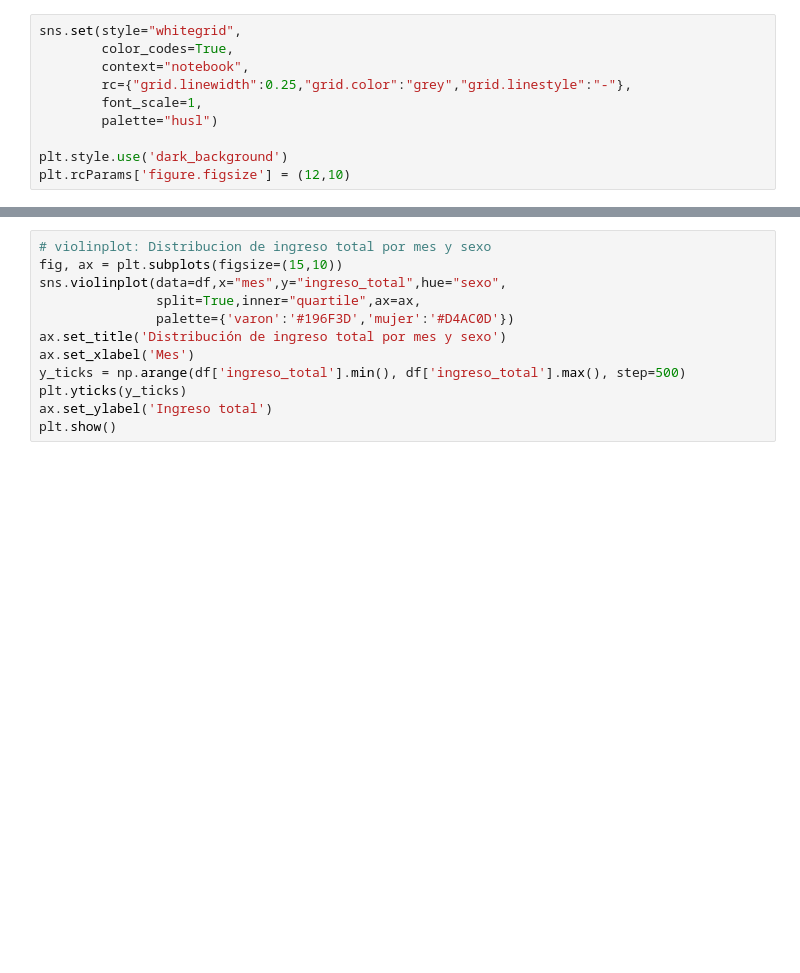
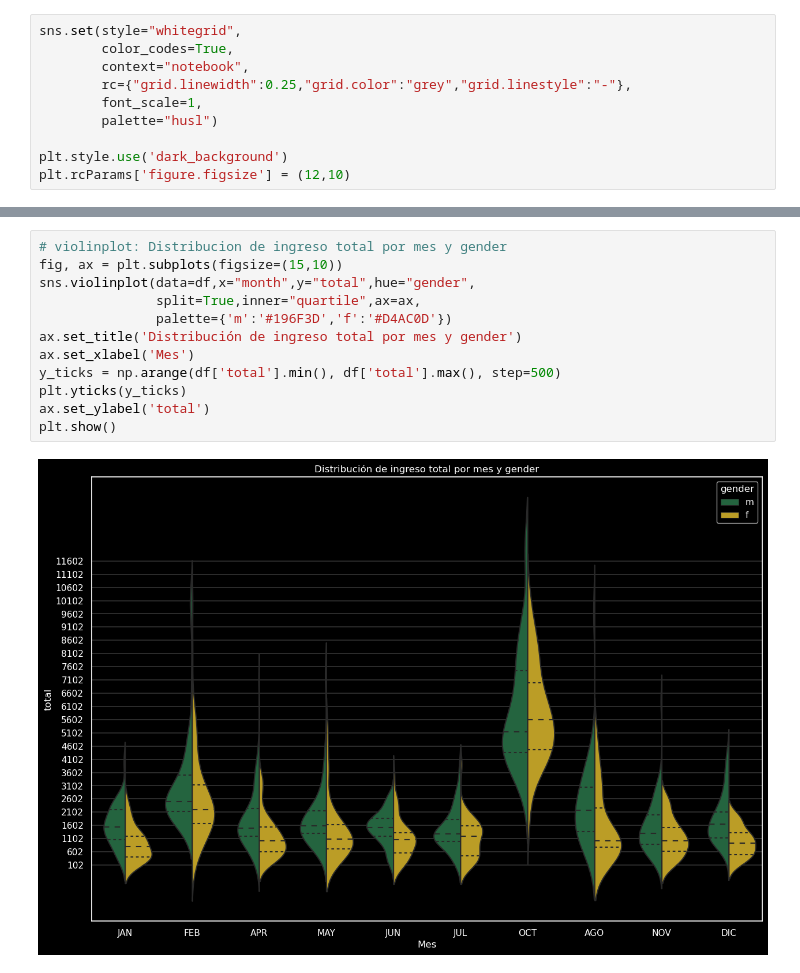
Before and after one commit to maufranzar/aipy, a Jupyter notebook: notebook/0.3_DAE.ipynb, the cells around one changed output, grey strips where cells are left out. Cells and saved outputs as stored; diff of their text form; blank space fills up the shorter version.

```diff
--- a/notebook/0.3_DAE.ipynb
+++ b/notebook/0.3_DAE.ipynb
@@ -53,12 +58,14 @@ plt.show()
 # %%
-# violinplot: Distribucion de ingreso total por mes y sexo
+# violinplot: Distribucion de ingreso total por mes y gender
 fig, ax = plt.subplots(figsize=(15,10))
-sns.violinplot(data=df,x="mes",y="ingreso_total",hue="sexo",
+sns.violinplot(data=df,x="month",y="total",hue="gender",
                split=True,inner="quartile",ax=ax,
-               palette={'varon':'#196F3D','mujer':'#D4AC0D'})
-ax.set_title('Distribución de ingreso total por mes y sexo')
+               palette={'m':'#196F3D','f':'#D4AC0D'})
+ax.set_title('Distribución de ingreso total por mes y gender')
 ax.set_xlabel('Mes')
-y_ticks = np.arange(df['ingreso_total'].min(), df['ingreso_total'].max(), step=500)
+y_ticks = np.arange(df['total'].min(), df['total'].max(), step=500)
 plt.yticks(y_ticks)
-ax.set_ylabel('Ingreso total')
+ax.set_ylabel('total')
 plt.show()
+# %% [output]
+[figure, added]
```
Also changed, not shown: parts of 2 cells of this notebook, 4 other files.
